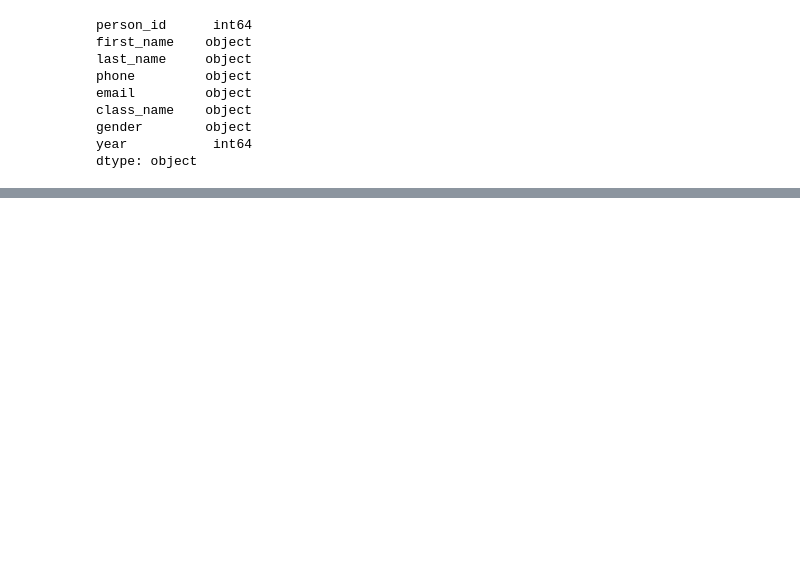
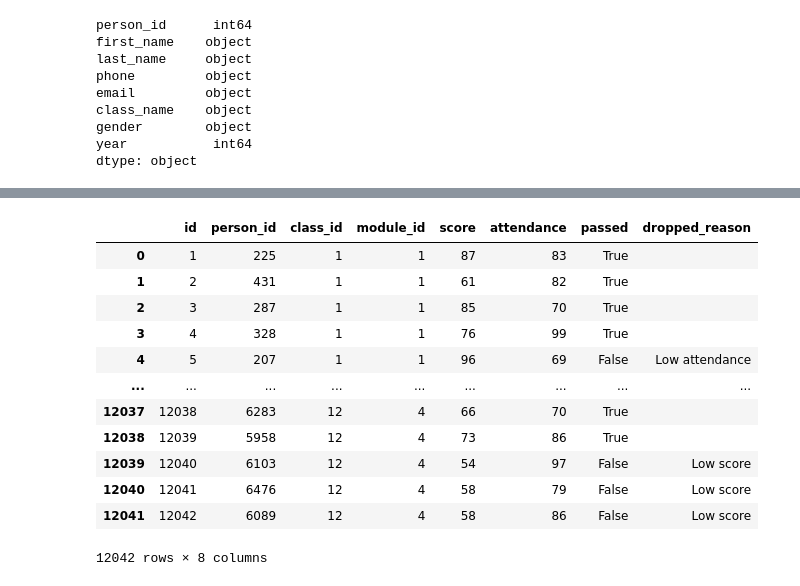
Before and after one commit to SamNgigi/ms_data_engineer_assessment, a Jupyter notebook: solution/solution.ipynb, the cells around one changed output, grey strips where cells are left out. Saved outputs shown, nothing was run; the diff lists cells and outputs as text; code cells hidden in the pictures; blank space fills up the shorter version.

```diff
--- a/solution/solution.ipynb
+++ b/solution/solution.ipynb
@@ -811,0 +852,16 @@ dtype: object
+# %%
+enrollment_df
+# %% [output]
+|  | id | person_id | class_id | module_id | score | attendance | passed | dropped_reason |
+| 0 | 1 | 225 | 1 | 1 | 87 | 83 | True |  |
+| 1 | 2 | 431 | 1 | 1 | 61 | 82 | True |  |
+| 2 | 3 | 287 | 1 | 1 | 85 | 70 | True |  |
+| 3 | 4 | 328 | 1 | 1 | 76 | 99 | True |  |
+| 4 | 5 | 207 | 1 | 1 | 96 | 69 | False | Low attendance |
+| ... | ... | ... | ... | ... | ... | ... | ... | ... |
+| 12037 | 12038 | 6283 | 12 | 4 | 66 | 70 | True |  |
+| 12038 | 12039 | 5958 | 12 | 4 | 73 | 86 | True |  |
+| 12039 | 12040 | 6103 | 12 | 4 | 54 | 97 | False | Low score |
+| 12040 | 12041 | 6476 | 12 | 4 | 58 | 79 | False | Low score |
+| 12041 | 12042 | 6089 | 12 | 4 | 58 | 86 | False | Low score |
+12042 rows × 8 columns
```
Also changed, not shown: parts of 14 cells of this notebook, 6 other files.
